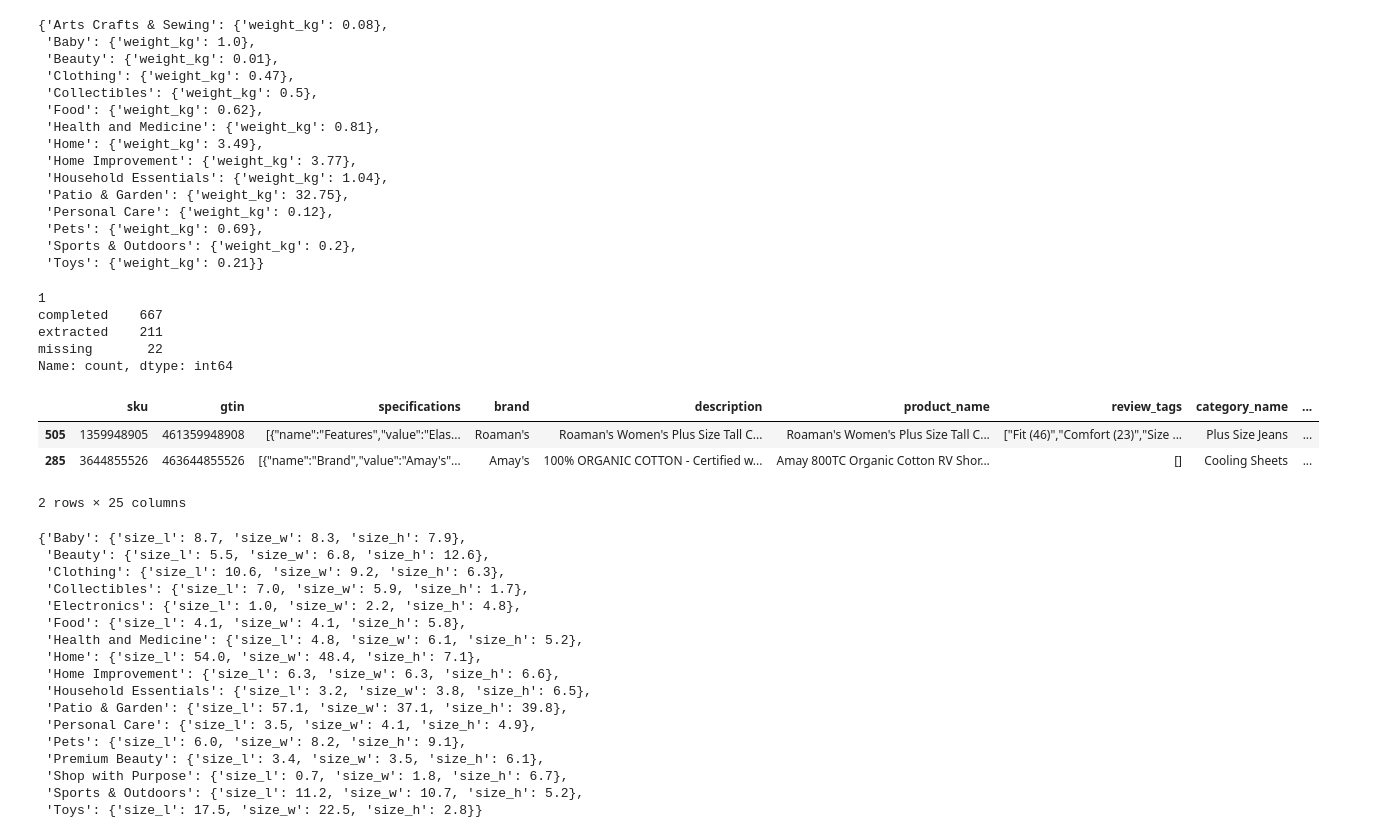
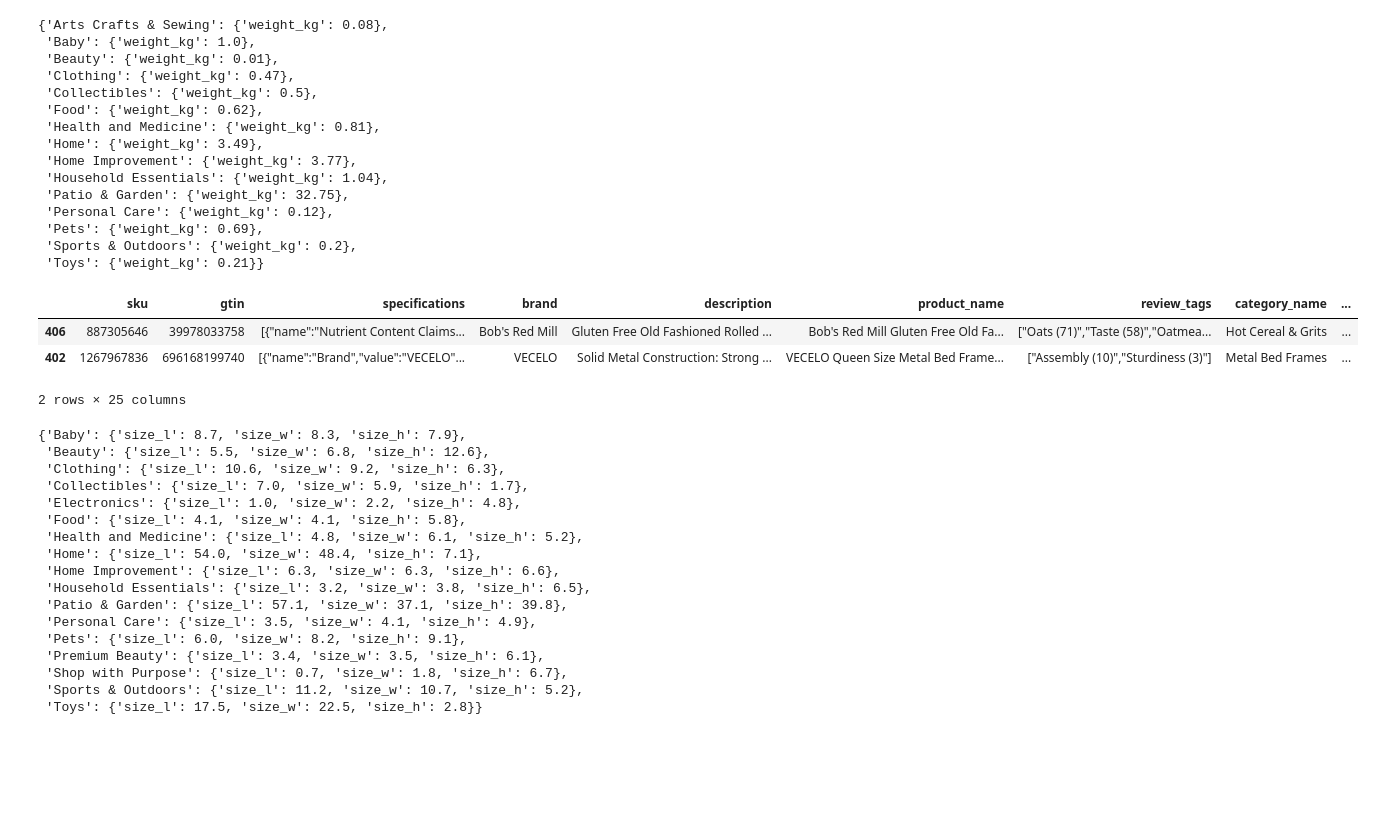
Before and after one commit to madboffin/DS-peso-y-volumetria-de-mercancias, a Jupyter notebook: notebooks/02_feature_engineering.ipynb, the cells around one changed output. Cells and saved outputs as stored; diff of their text form; code cells hidden in the pictures; blank space fills up the shorter version.

Commit message:
fix feature with average values

```diff
--- a/notebooks/02_feature_engineering.ipynb
+++ b/notebooks/02_feature_engineering.ipynb
@@ -358,29 +358,19 @@ mean_weights
 # %%
 # Fill missing weight_kg using mean_weights based on root_category_name
 def fill_weight(row, mean_weights, col_wg="weight_kg", col_cat="root_category_name"):
-    if pd.notna(row[col_wg]):
-        return row[col_wg], "extracted"
     cat = row[col_cat]
     mean = mean_weights.get(cat, {}).get(col_wg)
-    if mean is not None:
-        return mean, "completed"
-    return None, "missing"
+    return mean if mean is not None else None
 
 
 filled_wg = df.apply(lambda row: pd.Series(fill_weight(row, mean_weights)), axis=1)
-print(filled_wg[1].value_counts())
-df[["weight_kg", "weight_kg_source"]] = filled_wg
+df["weight_kg_mean"] = filled_wg
 df.sample(2)
 # %% [output]
+|  | sku | gtin | specifications | brand | description | product_name | review_tags | category_name | ... |
+| 406 | 887305646 | 39978033758 | [{"name":"Nutrient Content Claims... | Bob's Red Mill | Gluten Free Old Fashioned Rolled ... | Bob's Red Mill Gluten Free Old Fa... | ["Oats (71)","Taste (58)","Oatmea... | Hot Cereal & Grits | ... |
+| 402 | 1267967836 | 696168199740 | [{"name":"Brand","value":"VECELO"... | VECELO | Solid Metal Construction: Strong ... | VECELO Queen Size Metal Bed Frame... | ["Assembly (10)","Sturdiness (3)"] | Metal Bed Frames | ... |
-1
-completed    667
-extracted    211
-missing       22
-Name: count, dtype: int64
+2 rows × 25 columns
-|  | sku | gtin | specifications | brand | description | product_name | review_tags | category_name | ... |
-| 505 | 1359948905 | 461359948908 | [{"name":"Features","value":"Elas... | Roaman's | Roaman's Women's Plus Size Tall C... | Roaman's Women's Plus Size Tall C... | ["Fit (46)","Comfort (23)","Size ... | Plus Size Jeans | ... |
-| 285 | 3644855526 | 463644855526 | [{"name":"Brand","value":"Amay's"... | Amay's | 100% ORGANIC COTTON - Certified w... | Amay 800TC Organic Cotton RV Shor... | [] | Cooling Sheets | ... |
-2 rows × 25 columns
 # %%
 path_mean_w = "../data/processed/mean_volumes.json"
 with open(path_mean_w) as f:
```
Also changed, not shown: parts of 11 cells of this notebook.
